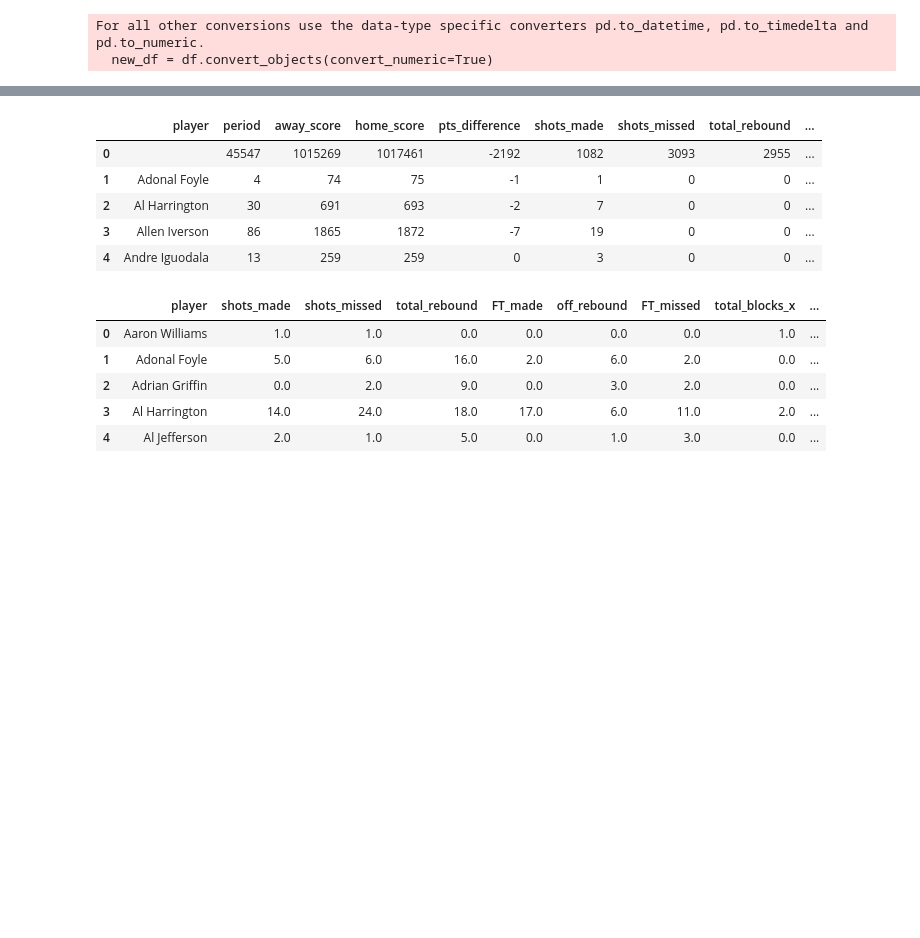
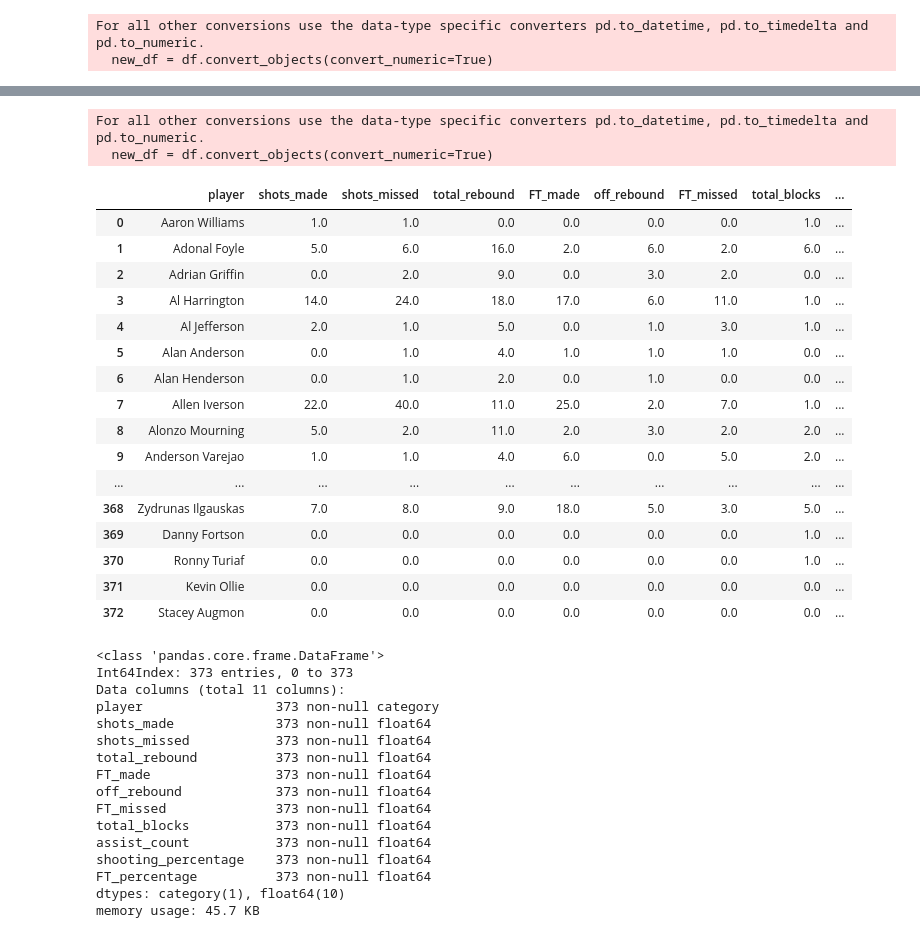
Before and after one commit to deepakchandi/clutch-baller, a Jupyter notebook: Untitled.ipynb, the cells around one changed output, grey strips where cells are left out. Drawn from its saved outputs; the diff is of its cells as text; code cells hidden in the pictures; blank space fills up the shorter version.

```diff
--- a/Untitled.ipynb
+++ b/Untitled.ipynb
@@ -106,0 +67,3 @@ c.head()
+# %%
+#h['shooting_percentage'] =
+h['shooting_percentage'] = h['shots_made']/(h['shots_made'] + h['shots_missed'])
@@ -106,0 +75,3 @@ c.head()
+# %%
+h['FT_percentage'] = h['FT_made']/(h['FT_made']+ h['FT_missed'])
+h.head()
@@ -107 +90,8 @@ c.head()
+# %%
+h = h.fillna(0)
+# %%
+playoff = a.object_to_int(playoffs, 'points')
+# %% [output]
+For all other conversions use the data-type specific converters pd.to_datetime, pd.to_timedelta and pd.to_numeric.
+  new_df = df.convert_objects(convert_numeric=True)
 # %%
@@ -109,11 +98,0 @@ u = a.add_more_columns(regular_season)
-# %%
-i.head()
-# %% [output]
-|  | player | period | away_score | home_score | pts_difference | shots_made | shots_missed | total_rebound | ... |
-| 0 |  | 45547 | 1015269 | 1017461 | -2192 | 1082 | 3093 | 2955 | ... |
-| 1 | Adonal Foyle | 4 | 74 | 75 | -1 | 1 | 0 | 0 | ... |
-| 2 | Al Harrington | 30 | 691 | 693 | -2 | 7 | 0 | 0 | ... |
-| 3 | Allen Iverson | 86 | 1865 | 1872 | -7 | 19 | 0 | 0 | ... |
-| 4 | Andre Iguodala | 13 | 259 | 259 | 0 | 3 | 0 | 0 | ... |
-# %%
-h = a.merge_all(b,c,a)
@@ -120,9 +109,43 @@ h = a.merge_all(b,c,a)
+# %%
+pd.merge(
+    h,
+    pd.DataFrame(h.player, columns=['player']).reset_index().rename(columns={'index': 'player_id'}),
+    on='player'
+)
+# %% [output]
+|  | player | shots_made | shots_missed | total_rebound | FT_made | off_rebound | FT_missed | total_blocks | ... |
+| 0 | Aaron Williams | 1.0 | 1.0 | 0.0 | 0.0 | 0.0 | 0.0 | 1.0 | ... |
+| 1 | Adonal Foyle | 5.0 | 6.0 | 16.0 | 2.0 | 6.0 | 2.0 | 6.0 | ... |
+| 2 | Adrian Griffin | 0.0 | 2.0 | 9.0 | 0.0 | 3.0 | 2.0 | 0.0 | ... |
+| 3 | Al Harrington | 14.0 | 24.0 | 18.0 | 17.0 | 6.0 | 11.0 | 1.0 | ... |
+| 4 | Al Jefferson | 2.0 | 1.0 | 5.0 | 0.0 | 1.0 | 3.0 | 1.0 | ... |
+| 5 | Alan Anderson | 0.0 | 1.0 | 4.0 | 1.0 | 1.0 | 1.0 | 0.0 | ... |
+| 6 | Alan Henderson | 0.0 | 1.0 | 2.0 | 0.0 | 1.0 | 0.0 | 0.0 | ... |
+| 7 | Allen Iverson | 22.0 | 40.0 | 11.0 | 25.0 | 2.0 | 7.0 | 1.0 | ... |
+| 8 | Alonzo Mourning | 5.0 | 2.0 | 11.0 | 2.0 | 3.0 | 2.0 | 2.0 | ... |
+| 9 | Anderson Varejao | 1.0 | 1.0 | 4.0 | 6.0 | 0.0 | 5.0 | 2.0 | ... |
+| ... | ... | ... | ... | ... | ... | ... | ... | ... | ... |
+| 368 | Zydrunas Ilgauskas | 7.0 | 8.0 | 9.0 | 18.0 | 5.0 | 3.0 | 5.0 | ... |
+| 369 | Danny Fortson | 0.0 | 0.0 | 0.0 | 0.0 | 0.0 | 0.0 | 1.0 | ... |
+| 370 | Ronny Turiaf | 0.0 | 0.0 | 0.0 | 0.0 | 0.0 | 0.0 | 1.0 | ... |
+| 371 | Kevin Ollie | 0.0 | 0.0 | 0.0 | 0.0 | 0.0 | 0.0 | 0.0 | ... |
+| 372 | Stacey Augmon | 0.0 | 0.0 | 0.0 | 0.0 | 0.0 | 0.0 | 0.0 | ... |
 # %%
-h.head()
+h.info()
 # %% [output]
-|  | player | shots_made | shots_missed | total_rebound | FT_made | off_rebound | FT_missed | total_blocks_x | ... |
-| 0 | Aaron Williams | 1.0 | 1.0 | 0.0 | 0.0 | 0.0 | 0.0 | 1.0 | ... |
-| 1 | Adonal Foyle | 5.0 | 6.0 | 16.0 | 2.0 | 6.0 | 2.0 | 0.0 | ... |
-| 2 | Adrian Griffin | 0.0 | 2.0 | 9.0 | 0.0 | 3.0 | 2.0 | 0.0 | ... |
-| 3 | Al Harrington | 14.0 | 24.0 | 18.0 | 17.0 | 6.0 | 11.0 | 2.0 | ... |
-| 4 | Al Jefferson | 2.0 | 1.0 | 5.0 | 0.0 | 1.0 | 3.0 | 0.0 | ... |
+<class 'pandas.core.frame.DataFrame'>
+Int64Index: 373 entries, 0 to 373
+Data columns (total 11 columns):
+player                 373 non-null category
+shots_made             373 non-null float64
+shots_missed           373 non-null float64
+total_rebound          373 non-null float64
+FT_made                373 non-null float64
+off_rebound            373 non-null float64
+FT_missed              373 non-null float64
+total_blocks           373 non-null float64
+assist_count           373 non-null float64
+shooting_percentage    373 non-null float64
+FT_percentage          373 non-null float64
+dtypes: category(1), float64(10)
+memory usage: 45.7 KB
```
Also changed, not shown: parts of 30 cells of this notebook, 3 other files.
